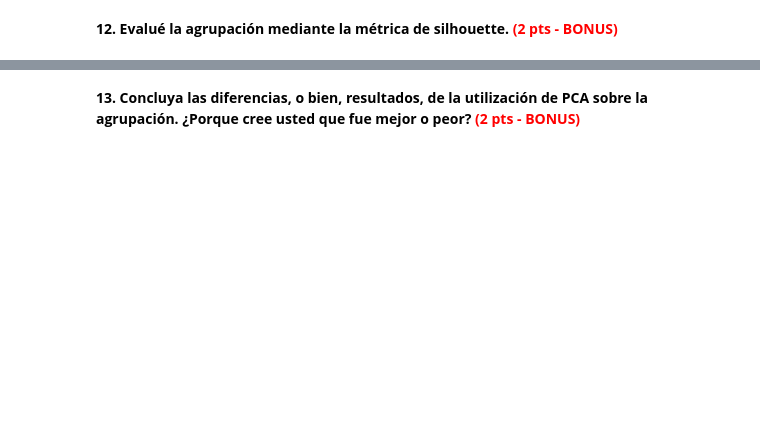
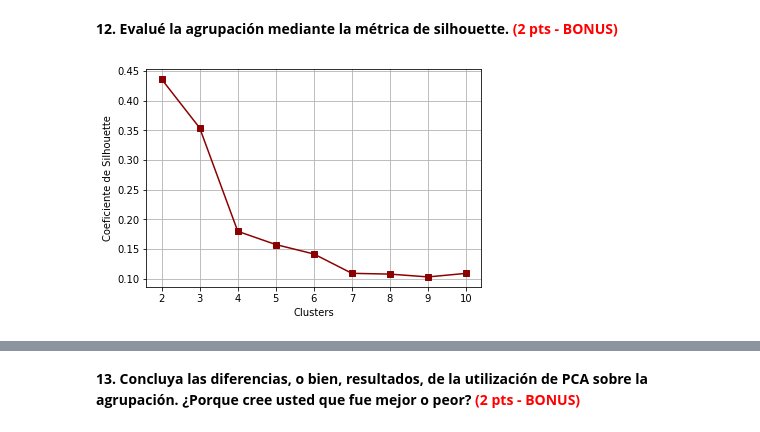
Before and after one commit to ssalazara/MACI_Analitica1, a Jupyter notebook: tarea_2.ipynb, the cells around one changed output, grey strips where cells are left out. Cells and saved outputs as stored; diff of their text form; code cells hidden in the pictures; blank space fills up the shorter version.

```diff
--- a/tarea_2.ipynb
+++ b/tarea_2.ipynb
@@ -173,0 +214,2 @@ plt.show()
+# %%
+df_km['label'] = df_km['y'].replace(1, 'Walking').replace(2, 'Walking_Upstairs').replace(3, 'Walking_Downstairs').replace(4, 'Sitting').replace(5,'Standing').replace(6, 'Laying')
@@ -183,0 +296,3 @@ Cluster 6: Todas las actividades
+# %%
+for i in range(6):
+    print("El cluster", i, "tiene las actividades: ", df_km[df_km['cluster'] == i]['label'].unique())
@@ -198,2 +359,19 @@ Luego de aplicar PCA y antes de realizar kmeas, responda las siguientes pregunta
 # %% [markdown]
 **12. Evalué la agrupación mediante la métrica de silhouette. <span style="color:red">(2 pts - BONUS)</span>**
+# %%
+scores_s = []
+
+for i in range(2, 11):
+    km = KMeans(n_clusters = i, random_state = 24)
+    km.fit(xx)
+    scores_s.append(silhouette_score(xx, km.labels_))
+
+# Coeficiente de Silhouette Method
+plt.plot(range(2, 11), scores_s, '-s', color='darkred')
+plt.xlabel('Clusters')
+plt.ylabel('Coeficiente de Silhouette')
+plt.grid()
+
+plt.show()
+# %% [output]
+[figure, added]
```
Also changed, not shown: parts of 35 cells of this notebook.
